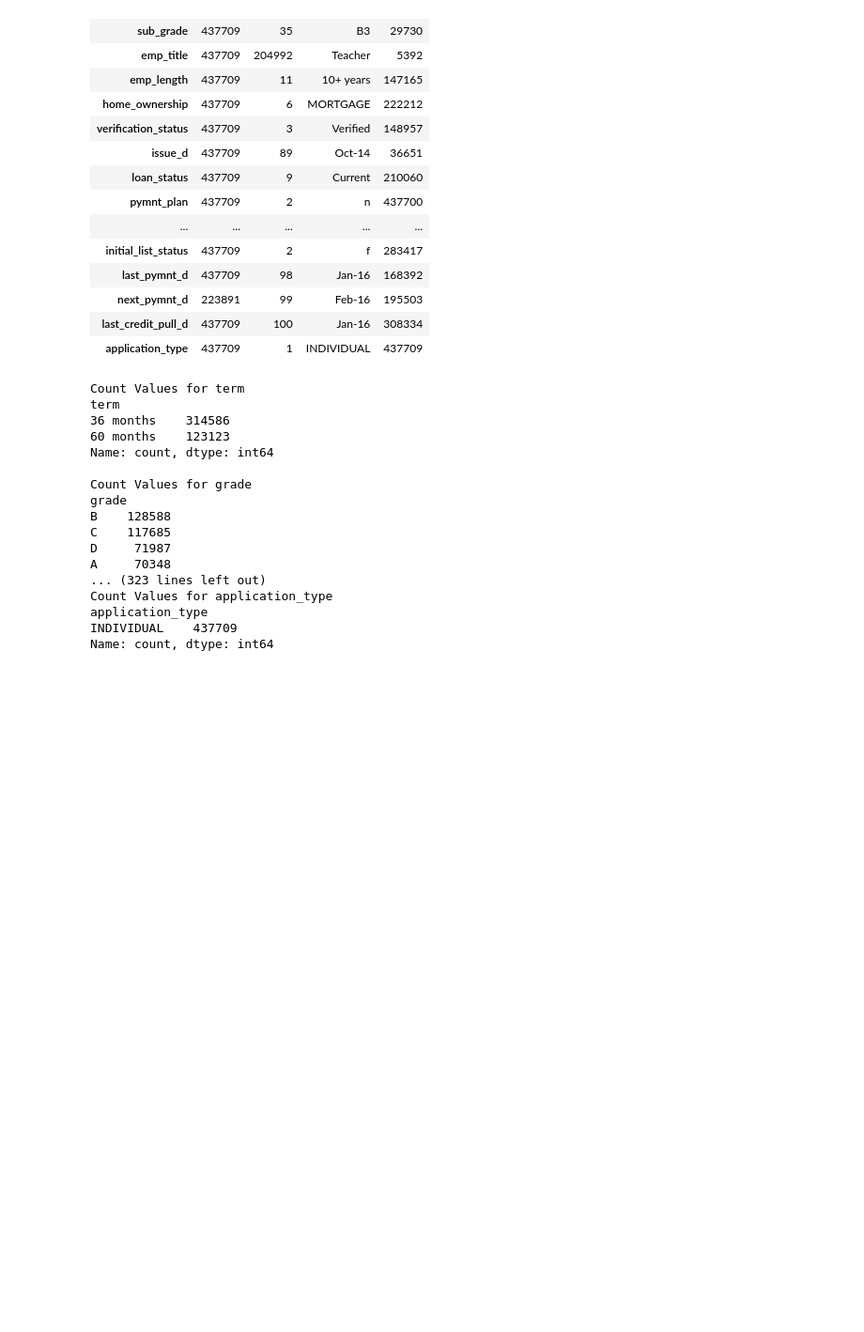
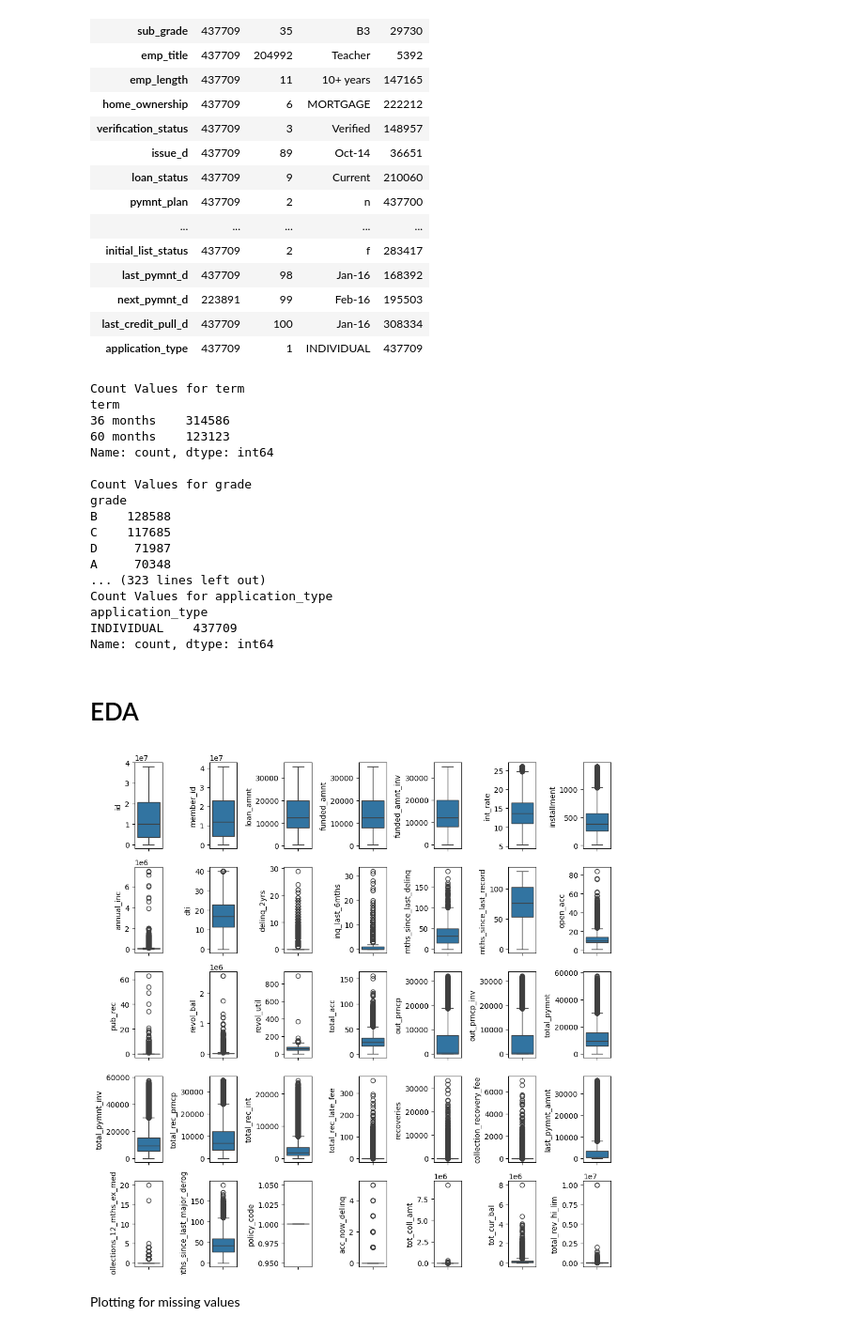
Before and after one commit to mferdinandr/credit-risk-idx, a Jupyter notebook: file.ipynb, the cells around one changed output. Shown: that part at 94% size. Saved outputs shown, nothing was run; the diff lists cells and outputs as text; code cells hidden in the pictures; blank space fills up the shorter version.

```diff
--- a/file.ipynb
+++ b/file.ipynb
@@ -288,3 +361,16 @@ Count Values for application_type
 application_type
 INDIVIDUAL    437709
 Name: count, dtype: int64
+# %% [markdown]
+# EDA
+# %%
+plt.figure(figsize=(10,10))
+
+for i in range (0, len(num_cols)):
+    plt.subplot(5, 7, i+1)
+    sns.boxplot(y=df[num_cols[i]], orient='v')
+    plt.tight_layout()
+# %% [output]
+[figure, added]
+# %% [markdown]
+Plotting for missing values
```
Also changed, not shown: parts of 10 cells of this notebook.
